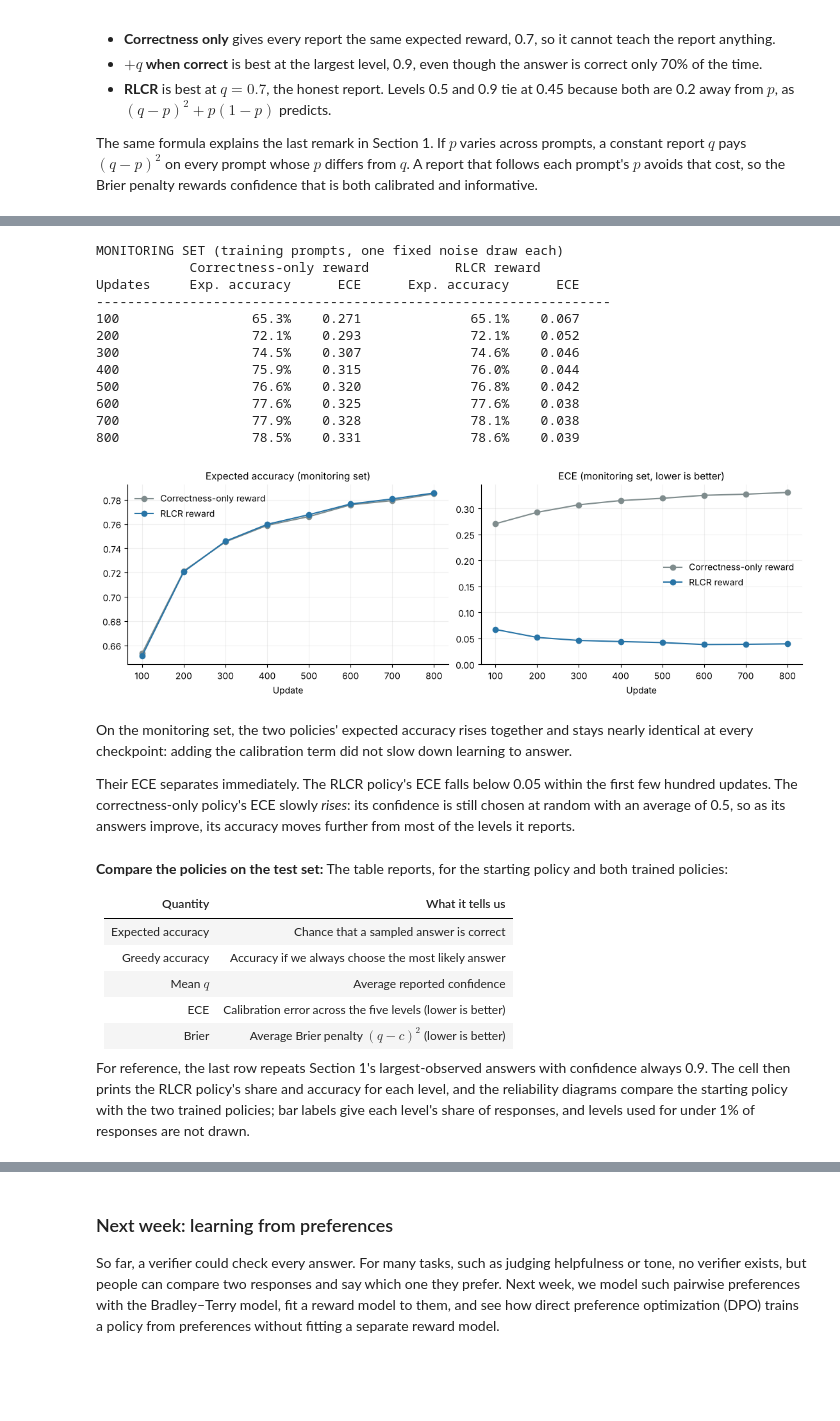
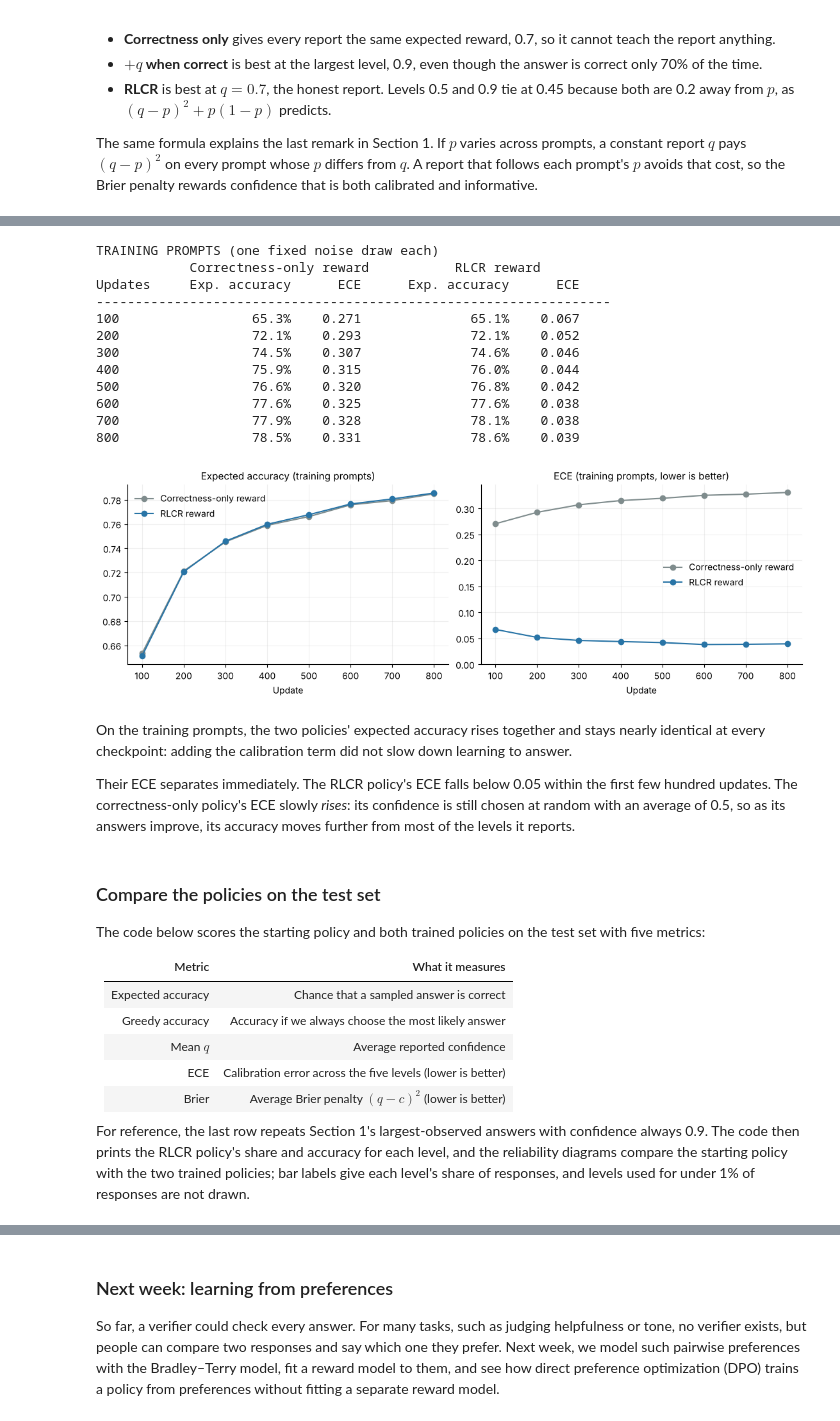
Before and after one commit to amofrad/llm-training-labs, a Jupyter notebook: Week_06_RLCR_Lab.ipynb, the cells around one changed output, grey strips where cells are left out. Cells and saved outputs as stored; diff of their text form; code cells hidden in the pictures; blank space fills up the shorter version.

```diff
--- a/Week_06_RLCR_Lab.ipynb
+++ b/Week_06_RLCR_Lab.ipynb
@@ -477,12 +556,9 @@ def compute_rewards(c, q, reward_name):
     return c - (q - c) ** 2  # RLCR: correctness minus the Brier penalty
 
 
-def group_advantages(rewards, divide_by_std=False):
+def group_advantages(rewards):
     # rewards: one row per prompt, one column per sampled response
-    centered = rewards - rewards.mean(dim=1, keepdim=True)
-    if divide_by_std:  # Week 5's GRPO scaling; used only if you choose it in Section 5
-        return centered / (rewards.std(dim=1, correction=0, keepdim=True) + 1e-6)
-    return centered
+    return rewards - rewards.mean(dim=1, keepdim=True)
 
 
 torch.manual_seed(SEED)
@@ -503,18 +579,18 @@ demo_gaps = gap_for_each_answer(demo_observed)[0]
 print(f"True numbers: {tuple(int(v) for v in demo_true[0])}    (hidden from the model)")
 print(format_prompt(demo_observed[0].tolist()))
 print("Gap d of each possible answer: "
-      + "   ".join(f"{letter}: {gap:+.2f}" for letter, gap in zip(LETTERS, demo_gaps.tolist())))
-print("=" * 100)
-print(f"{'Draw':<6}{'Response':<10}{'ln pi(a)':>10}{'ln pi(q|a)':>12}{'Sum':>9}{'c':>5}"
+      + "   ".join(f"{letter}: {gap:+.1f}" for letter, gap in zip(LETTERS, demo_gaps.tolist())))
+print("=" * 102)
+print(f"{'Draw':<6}| {'Response':<9}|{'log pi(a)':>10}{'log pi(q|a)':>12}{'Sum':>9}{'c':>5}"
       f"{'(q-c)^2':>10}{'Reward':>9}{'Advantage':>12}{'Correctness-only adv.':>24}")
-print("-" * 100)
+print("-" * 102)
 for i in range(GROUP_SIZE):
     response = f"{LETTERS[answers[i]]} {q[i].item():.1f}"
-    print(f"{i + 1:<6}{response:<10}{answer_log_probs[i].item():>10.4f}{confidence_log_probs[i].item():>12.4f}"
+    print(f"{i + 1:<6}| {response:<9}|{answer_log_probs[i].item():>10.4f}{confidence_log_probs[i].item():>12.4f}"
           f"{(answer_log_probs[i] + confidence_log_probs[i]).item():>9.4f}{int(c[i]):>5}"
           f"{((q[i] - c[i]) ** 2).item():>10.2f}{rlcr_rewards[i].item():>9.3f}"
           f"{rlcr_advantages[i].item():>12.3f}{correctness_advantages[i].item():>24.3f}")
-print("-" * 100)
+print("-" * 102)
 print(f"Group mean reward: RLCR {rlcr_rewards.mean().item():.3f} | correctness only {c.mean().item():.3f}")
 # %% [output]
 True numbers: (2, 7, 6)    (hidden from the model)
@@ -562,8 +640,8 @@ NUM_UPDATES = 800
 LEARNING_RATE = 0.05
 REPORT_EVERY = 100
 
-monitor_true = train_numbers
-monitor_observed = observe(train_numbers, SIGMA, torch.Generator().manual_seed(SEED + 1))
+fixed_train_true = train_numbers
+fixed_train_observed = observe(train_numbers, SIGMA, torch.Generator().manual_seed(SEED + 1))
 
 
 @torch.no_grad()
@@ -592,9 +670,9 @@ def evaluate(policy, true_numbers, observed, levels):
     }
 
 
-def train_policy(reward_name, sigma=SIGMA, levels=LEVELS, divide_by_std=False, monitor=True, seed=SEED):
-    torch.manual_seed(seed)
-    policy = CalibratedPolicy(len(levels))
+def train_policy(reward_name):
+    torch.manual_seed(SEED)
+    policy = CalibratedPolicy(len(LEVELS))
     if reward_name == "rlcr":
         parameters = policy.parameters()
     else:
@@ -604,20 +682,20 @@ def train_policy(reward_name, sigma=SIGMA, levels=LEVELS, divide_by_std=False, m
     for update in range(1, NUM_UPDATES + 1):
         indices = torch.randint(len(train_numbers), (PROMPTS_PER_UPDATE,))
         true_numbers = train_numbers[indices].repeat_interleave(GROUP_SIZE, dim=0)
-        observed = observe(train_numbers[indices], sigma).repeat_interleave(GROUP_SIZE, dim=0)
+        observed = observe(train_numbers[indices], SIGMA).repeat_interleave(GROUP_SIZE, dim=0)
 
         answers, level_index, answer_log_probs, confidence_log_probs = sample_responses(policy, observed)
         c = correctness(true_numbers, answers)
-        rewards = compute_rewards(c, levels[level_index], reward_name)
-        advantages = group_advantages(rewards.view(PROMPTS_PER_UPDATE, GROUP_SIZE), divide_by_std).view(-1)
+        rewards = compute_rewards(c, LEVELS[level_index], reward_name)
+        advantages = group_advantages(rewards.view(PROMPTS_PER_UPDATE, GROUP_SIZE)).view(-1)
         loss = -(advantages * (answer_log_probs + confidence_log_probs)).mean()
 
         optimizer.zero_grad()
         loss.backward()
         optimizer.step()
 
-        if monitor and update % REPORT_EVERY == 0:
-            metrics = evaluate(policy, monitor_true, monitor_observed, levels)
+        if update % REPORT_EVERY == 0:
+            metrics = evaluate(policy, fixed_train_true, fixed_train_observed, LEVELS)
             history.append({"update": update, **metrics})
     return policy, history
 
@@ -627,7 +705,7 @@ policies, histories = {}, {}
 for reward_name in REWARD_NAMES:
     policies[reward_name], histories[reward_name] = train_policy(reward_name)
 
-print("MONITORING SET (training prompts, one fixed noise draw each)")
+print("TRAINING PROMPTS (one fixed noise draw each)")
 print(f"{'':<10}{'Correctness-only reward':^28}{'RLCR reward':^28}")
 print(f"{'Updates':<10}" + f"{'Exp. accuracy':>15}{'ECE':>9}    " * 2)
 print("-" * 66)
@@ -636,45 +714,47 @@ for row_a, row_b in zip(histories["correctness"], histories["rlcr"]):
           f"{row_a['expected_accuracy']:>15.1%}{row_a['ece']:>9.3f}    "
           f"{row_b['expected_accuracy']:>15.1%}{row_b['ece']:>9.3f}")
 
 fig, axes = plt.subplots(1, 2, figsize=(11, 3.6), constrained_layout=True)
 for (reward_name, label), color in zip(REWARD_NAMES.items(), (COLORS[2], COLORS[0])):
     steps = [row["update"] for row in histories[reward_name]]
     axes[0].plot(steps, [row["expected_accuracy"] for row in histories[reward_name]],
                  marker="o", color=color, label=label)
     axes[1].plot(steps, [row["ece"] for row in histories[reward_name]],
                  marker="o", color=color, label=label)
-axes[0].set_title("Expected accuracy (monitoring set)", fontsize=11)
-axes[1].set_title("ECE (monitoring set, lower is better)", fontsize=11)
+axes[0].set_title("Expected accuracy (training prompts)", fontsize=11)
+axes[1].set_title("ECE (training prompts, lower is better)", fontsize=11)
 for ax in axes:
     ax.set_xlabel("Update")
     ax.legend(frameon=False)
     ax.grid(alpha=0.2)
     ax.set_axisbelow(True)
     ax.spines[["top", "right"]].set_visible(False)
 axes[1].set_ylim(bottom=0)
 plt.show()
 # %% [output]
-MONITORING SET (training prompts, one fixed noise draw each)
+TRAINING PROMPTS (one fixed noise draw each)
             Correctness-only reward           RLCR reward
 Updates     Exp. accuracy      ECE      Exp. accuracy      ECE
 ------------------------------------------------------------------
 100                 65.3%    0.271              65.1%    0.067
 200                 72.1%    0.293              72.1%    0.052
 300                 74.5%    0.307              74.6%    0.046
 400                 75.9%    0.315              76.0%    0.044
 500                 76.6%    0.320              76.8%    0.042
 600                 77.6%    0.325              77.6%    0.038
 700                 77.9%    0.328              78.1%    0.038
 800                 78.5%    0.331              78.6%    0.039
-[figure, old version]
+[figure, new version]
 # %% [markdown]
-On the monitoring set, the two policies' expected accuracy rises together and stays nearly identical at every checkpoint: adding the calibration term did not slow down learning to answer.
+On the training prompts, the two policies' expected accuracy rises together and stays nearly identical at every checkpoint: adding the calibration term did not slow down learning to answer.
 
 Their ECE separates immediately. The RLCR policy's ECE falls below 0.05 within the first few hundred updates. The correctness-only policy's ECE slowly *rises*: its confidence is still chosen at random with an average of 0.5, so as its answers improve, its accuracy moves further from most of the levels it reports.
 # %% [markdown]
-**Compare the policies on the test set:** The table reports, for the starting policy and both trained policies:
+### Compare the policies on the test set
 
-| Quantity | What it tells us |
+The code below scores the starting policy and both trained policies on the test set with five metrics:
+
+| Metric | What it measures |
 |---|---|
 | Expected accuracy | Chance that a sampled answer is correct |
 | Greedy accuracy | Accuracy if we always choose the most likely answer |
@@ -682,7 +762,7 @@ Their ECE separates immediately. The RLCR policy's ECE falls below 0.05 within t
 | ECE | Calibration error across the five levels (lower is better) |
 | Brier | Average Brier penalty $(q-c)^2$ (lower is better) |
 
-For reference, the last row repeats Section 1's largest-observed answers with confidence always 0.9. The cell then prints the RLCR policy's share and accuracy for each level, and the reliability diagrams compare the starting policy with the two trained policies; bar labels give each level's share of responses, and levels used for under 1% of responses are not drawn.
+For reference, the last row repeats Section 1's largest-observed answers with confidence always 0.9. The code then prints the RLCR policy's share and accuracy for each level, and the reliability diagrams compare the starting policy with the two trained policies; bar labels give each level's share of responses, and levels used for under 1% of responses are not drawn.
 # %%
 test_results = {"Starting policy": evaluate(start_policy, test_true, test_observed, LEVELS)}
 for reward_name, label in REWARD_NAMES.items():
```
Also changed, not shown: parts of 34 cells of this notebook, 9 other files.
